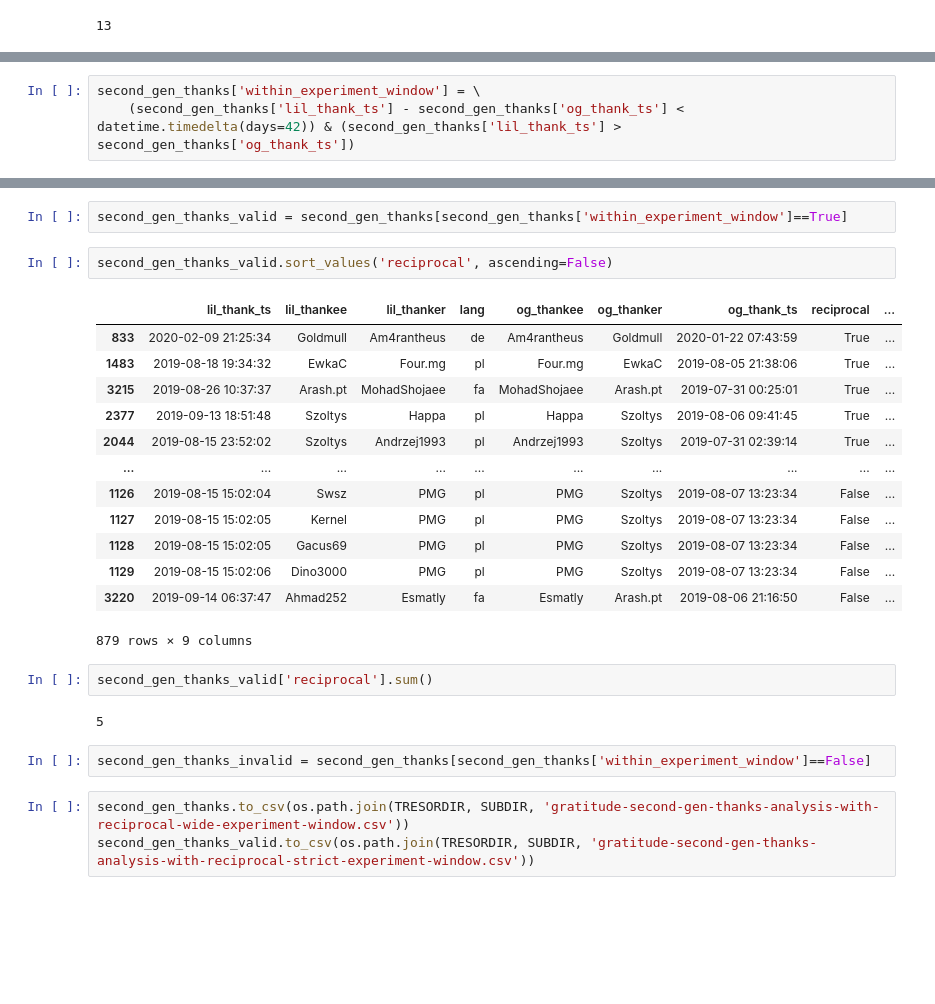
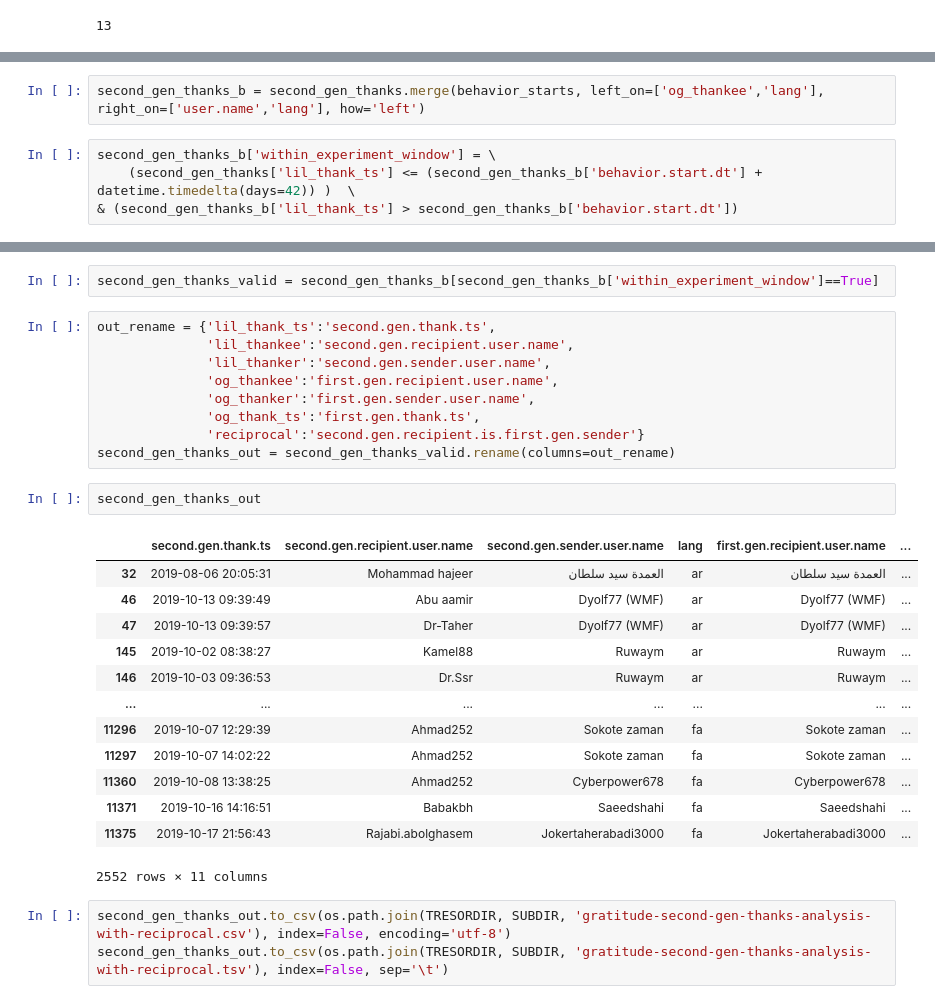
Before and after one commit to citizensandtech/civilservant-wikipedia-thanksender, a Jupyter notebook: ipython/gratitude thankee final data collector - make thanks-recipient contagaion reciprocate analysis.ipynb, the cells around one changed output, grey strips where cells are left out. Saved outputs shown, nothing was run; the diff lists cells and outputs as text; blank space fills up the shorter version.

```diff
--- a/ipython/gratitude thankee final data collector - make thanks-recipient contagaion reciprocate analysis.ipynb
+++ b/ipython/gratitude thankee final data collector - make thanks-recipient contagaion reciprocate analysis.ipynb
@@ -333,3 +429,6 @@ second_gen_thanks['reciprocal'].sum()
+# %%
+second_gen_thanks_b = second_gen_thanks.merge(behavior_starts, left_on=['og_thankee','lang'], right_on=['user.name','lang'], how='left')
 # %%
-second_gen_thanks['within_experiment_window'] = \
-    (second_gen_thanks['lil_thank_ts'] - second_gen_thanks['og_thank_ts'] < datetime.timedelta(days=42)) & (second_gen_thanks['lil_thank_ts'] > second_gen_thanks['og_thank_ts'])
+second_gen_thanks_b['within_experiment_window'] = \
+    (second_gen_thanks['lil_thank_ts'] <= (second_gen_thanks_b['behavior.start.dt'] + datetime.timedelta(days=42)) )  \
+& (second_gen_thanks_b['lil_thank_ts'] > second_gen_thanks_b['behavior.start.dt'])
@@ -340,27 +447,30 @@ second_gen_thanks['within_experiment_window'].sum()
 # %%
-second_gen_thanks_valid = second_gen_thanks[second_gen_thanks['within_experiment_window']==True]
+second_gen_thanks_valid = second_gen_thanks_b[second_gen_thanks_b['within_experiment_window']==True]
-# %%
-second_gen_thanks_valid.sort_values('reciprocal', ascending=False)
-# %% [output]
-|  | lil_thank_ts | lil_thankee | lil_thanker | lang | og_thankee | og_thanker | og_thank_ts | reciprocal | ... |
-| 833 | 2020-02-09 21:25:34 | Goldmull | Am4rantheus | de | Am4rantheus | Goldmull | 2020-01-22 07:43:59 | True | ... |
-| 1483 | 2019-08-18 19:34:32 | EwkaC | Four.mg | pl | Four.mg | EwkaC | 2019-08-05 21:38:06 | True | ... |
-| 3215 | 2019-08-26 10:37:37 | Arash.pt | MohadShojaee | fa | MohadShojaee | Arash.pt | 2019-07-31 00:25:01 | True | ... |
-| 2377 | 2019-09-13 18:51:48 | Szoltys | Happa | pl | Happa | Szoltys | 2019-08-06 09:41:45 | True | ... |
-| 2044 | 2019-08-15 23:52:02 | Szoltys | Andrzej1993 | pl | Andrzej1993 | Szoltys | 2019-07-31 02:39:14 | True | ... |
-| ... | ... | ... | ... | ... | ... | ... | ... | ... | ... |
-| 1126 | 2019-08-15 15:02:04 | Swsz | PMG | pl | PMG | Szoltys | 2019-08-07 13:23:34 | False | ... |
-| 1127 | 2019-08-15 15:02:05 | Kernel | PMG | pl | PMG | Szoltys | 2019-08-07 13:23:34 | False | ... |
-| 1128 | 2019-08-15 15:02:05 | Gacus69 | PMG | pl | PMG | Szoltys | 2019-08-07 13:23:34 | False | ... |
-| 1129 | 2019-08-15 15:02:06 | Dino3000 | PMG | pl | PMG | Szoltys | 2019-08-07 13:23:34 | False | ... |
-| 3220 | 2019-09-14 06:37:47 | Ahmad252 | Esmatly | fa | Esmatly | Arash.pt | 2019-08-06 21:16:50 | False | ... |
-879 rows × 9 columns
-# %%
-second_gen_thanks_valid['reciprocal'].sum()
-# %% [output]
-5
-# %%
-second_gen_thanks_invalid = second_gen_thanks[second_gen_thanks['within_experiment_window']==False]
+# %%
+out_rename = {'lil_thank_ts':'second.gen.thank.ts',
+              'lil_thankee':'second.gen.recipient.user.name',
+              'lil_thanker':'second.gen.sender.user.name',
+              'og_thankee':'first.gen.recipient.user.name',
+              'og_thanker':'first.gen.sender.user.name',
+              'og_thank_ts':'first.gen.thank.ts',
+              'reciprocal':'second.gen.recipient.is.first.gen.sender'}
+second_gen_thanks_out = second_gen_thanks_valid.rename(columns=out_rename)
+# %%
+second_gen_thanks_out
+# %% [output]
+|  | second.gen.thank.ts | second.gen.recipient.user.name | second.gen.sender.user.name | lang | first.gen.recipient.user.name | ... |
+| 32 | 2019-08-06 20:05:31 | Mohammad hajeer | العمدة سيد سلطان | ar | العمدة سيد سلطان | ... |
+| 46 | 2019-10-13 09:39:49 | Abu aamir | Dyolf77 (WMF) | ar | Dyolf77 (WMF) | ... |
+| 47 | 2019-10-13 09:39:57 | Dr-Taher | Dyolf77 (WMF) | ar | Dyolf77 (WMF) | ... |
+| 145 | 2019-10-02 08:38:27 | Kamel88 | Ruwaym | ar | Ruwaym | ... |
+| 146 | 2019-10-03 09:36:53 | Dr.Ssr | Ruwaym | ar | Ruwaym | ... |
+| ... | ... | ... | ... | ... | ... | ... |
+| 11296 | 2019-10-07 12:29:39 | Ahmad252 | Sokote zaman | fa | Sokote zaman | ... |
+| 11297 | 2019-10-07 14:02:22 | Ahmad252 | Sokote zaman | fa | Sokote zaman | ... |
+| 11360 | 2019-10-08 13:38:25 | Ahmad252 | Cyberpower678 | fa | Cyberpower678 | ... |
+| 11371 | 2019-10-16 14:16:51 | Babakbh | Saeedshahi | fa | Saeedshahi | ... |
+| 11375 | 2019-10-17 21:56:43 | Rajabi.abolghasem | Jokertaherabadi3000 | fa | Jokertaherabadi3000 | ... |
+2552 rows × 11 columns
 # %%
-second_gen_thanks.to_csv(os.path.join(TRESORDIR, SUBDIR, 'gratitude-second-gen-thanks-analysis-with-reciprocal-wide-experiment-window.csv'))
-second_gen_thanks_valid.to_csv(os.path.join(TRESORDIR, SUBDIR, 'gratitude-second-gen-thanks-analysis-with-reciprocal-strict-experiment-window.csv'))
+second_gen_thanks_out.to_csv(os.path.join(TRESORDIR, SUBDIR, 'gratitude-second-gen-thanks-analysis-with-reciprocal.csv'), index=False, encoding='utf-8')
+second_gen_thanks_out.to_csv(os.path.join(TRESORDIR, SUBDIR, 'gratitude-second-gen-thanks-analysis-with-reciprocal.tsv'), index=False, sep='\t')
```
Also changed, not shown: parts of 41 cells of this notebook.
